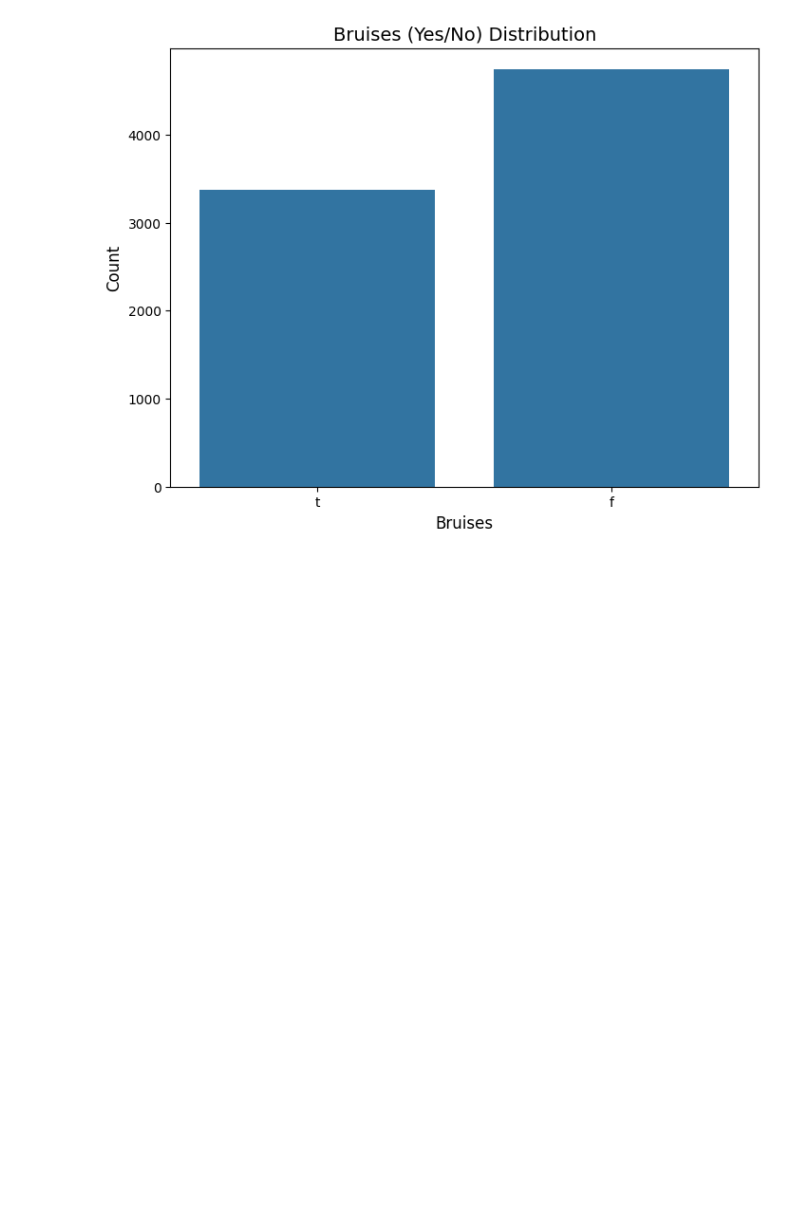
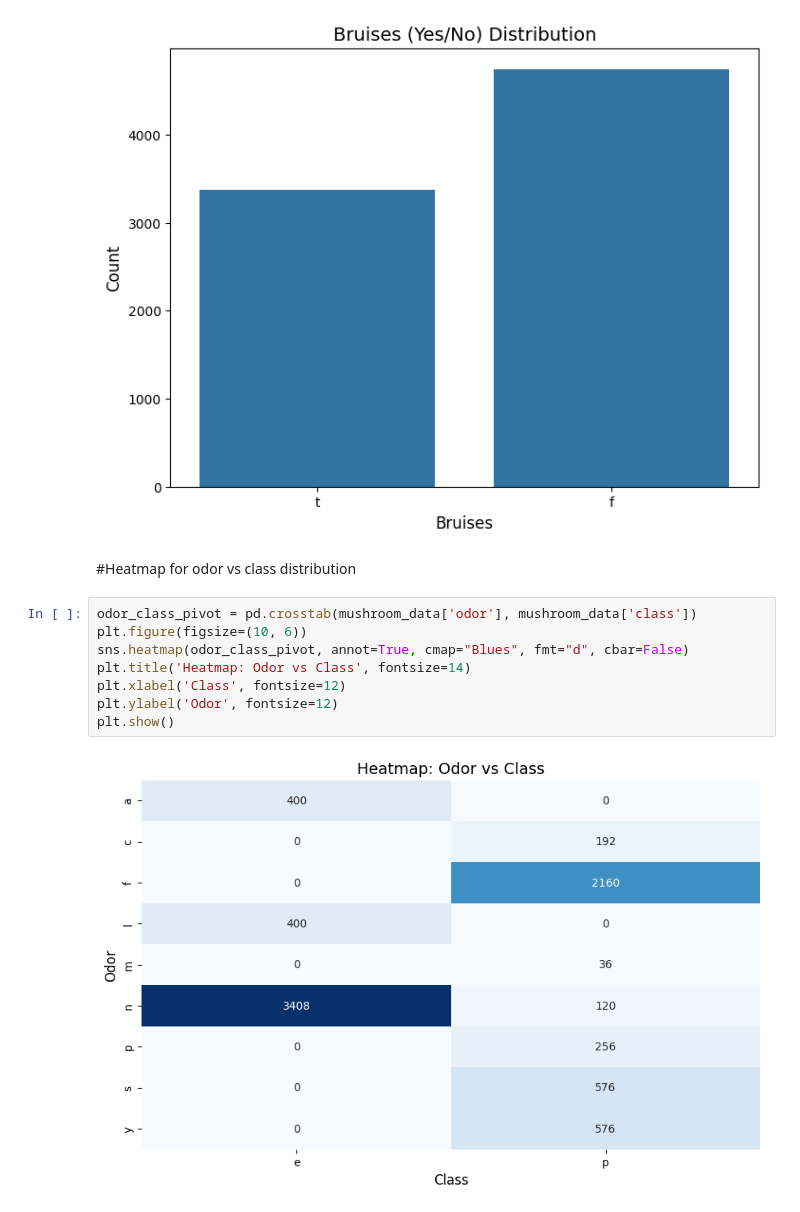
Before and after one commit to Shamiul-693/-Exploratory-Data-Analysis-and-Classification-Algorithms-on-Mushroom-Dataset, a Jupyter notebook: Exploratory_Data_Analysis_and_Classification_Algorithms_on_Mushroom_Dataset.ipynb, the cells around one changed output. Saved outputs shown, nothing was run; the diff lists cells and outputs as text; blank space fills up the shorter version.

```diff
--- a/Exploratory_Data_Analysis_and_Classification_Algorithms_on_Mushroom_Dataset.ipynb
+++ b/Exploratory_Data_Analysis_and_Classification_Algorithms_on_Mushroom_Dataset.ipynb
@@ -115,3 +115,15 @@ plt.ylabel('Count', fontsize=12)
 plt.show()
 # %% [output]
 [figure]
+# %% [markdown]
+#Heatmap for odor vs class distribution
+# %%
+odor_class_pivot = pd.crosstab(mushroom_data['odor'], mushroom_data['class'])
+plt.figure(figsize=(10, 6))
+sns.heatmap(odor_class_pivot, annot=True, cmap="Blues", fmt="d", cbar=False)
+plt.title('Heatmap: Odor vs Class', fontsize=14)
+plt.xlabel('Class', fontsize=12)
+plt.ylabel('Odor', fontsize=12)
+plt.show()
+# %% [output]
+[figure, added]
```
Also changed, not shown: parts of 10 cells of this notebook.
